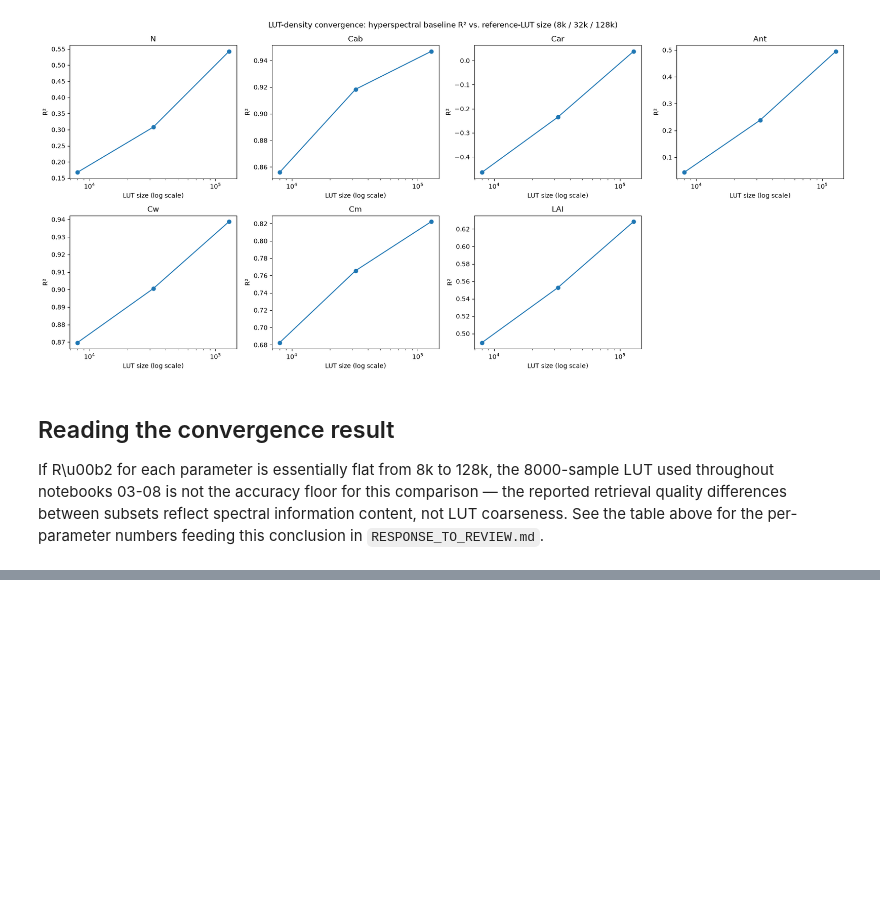
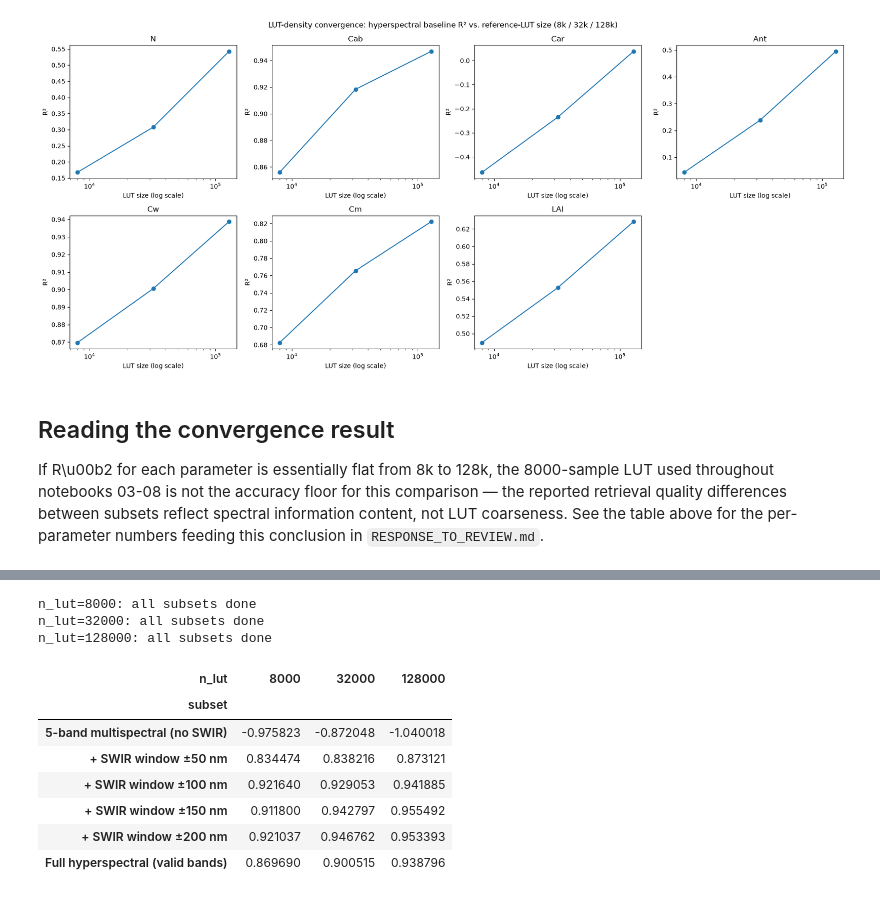
Before and after one commit to sabanskiy/tanager-pigment-inversion, a Jupyter notebook: notebooks/09_lut_density_convergence.ipynb, the cells around one changed output, grey strips where cells are left out. Cells and saved outputs as stored; diff of their text form; code cells hidden in the pictures; blank space fills up the shorter version.

```diff
--- a/notebooks/09_lut_density_convergence.ipynb
+++ b/notebooks/09_lut_density_convergence.ipynb
@@ -80,0 +85,44 @@ If R\u00b2 for each parameter is essentially flat from 8k to 128k, the 8000-samp
+# %%
+swir_masks = cs.swir_incremental_subsets(wavelengths, cs.MULTISPECTRAL_BANDS_NM, swir_window_nm=50.0, n_steps=4)
+subset_labels = ["5-band multispectral (no SWIR)"] + [f"+ SWIR window ±{50*step} nm" for step in range(1, 5)]
+subset_masks = list(swir_masks)
+subset_labels.append("Full hyperspectral (valid bands)")
+subset_masks.append(valid_bands)
+
+rows_by_subset = []
+for n_lut in [8000, 32000, 128000]:
+    reference_lut = pi.generate_lut(n_samples=n_lut, wavelengths=wavelengths, seed=42, tts=mean_sun_zenith)
+    for label, mask in zip(subset_labels, subset_masks):
+        retrieved = pi.invert_lut_batch(noisy_truth_spectra, reference_lut, wavelength_mask=mask)
+        for j, name in enumerate(reference_lut["parameter_names"]):
+            t, r = true_params[:, j], retrieved[:, j]
+            lo, hi = pi.PARAMETER_RANGES[name]
+            rows_by_subset.append({
+                "n_lut": n_lut,
+                "subset": label,
+                "n_bands": int(mask.sum()),
+                "parameter": name,
+                "rmse": metrics.rmse(t, r),
+                "r_squared": metrics.r_squared(t, r),
+                "relative_rmse_pct": 100 * metrics.rmse(t, r) / (hi - lo),
+            })
+    print(f"n_lut={n_lut}: all subsets done")
+
+convergence_by_subset = pd.DataFrame(rows_by_subset)
+convergence_by_subset.to_csv("../results/tables/10_lut_convergence_by_subset.csv", index=False)
+
+cw_by_subset = convergence_by_subset[convergence_by_subset["parameter"] == "Cw"]
+cw_pivot = cw_by_subset.pivot(index="subset", columns="n_lut", values="r_squared").loc[subset_labels]
+cw_pivot
+# %% [output]
+n_lut=8000: all subsets done
+n_lut=32000: all subsets done
+n_lut=128000: all subsets done
+| n_lut | 8000 | 32000 | 128000 |
+| subset |  |  |  |
+| 5-band multispectral (no SWIR) | -0.975823 | -0.872048 | -1.040018 |
+| + SWIR window ±50 nm | 0.834474 | 0.838216 | 0.873121 |
+| + SWIR window ±100 nm | 0.921640 | 0.929053 | 0.941885 |
+| + SWIR window ±150 nm | 0.911800 | 0.942797 | 0.955492 |
+| + SWIR window ±200 nm | 0.921037 | 0.946762 | 0.953393 |
+| Full hyperspectral (valid bands) | 0.869690 | 0.900515 | 0.938796 |
```
Also changed, not shown: parts of 2 cells of this notebook, 2 other files.
